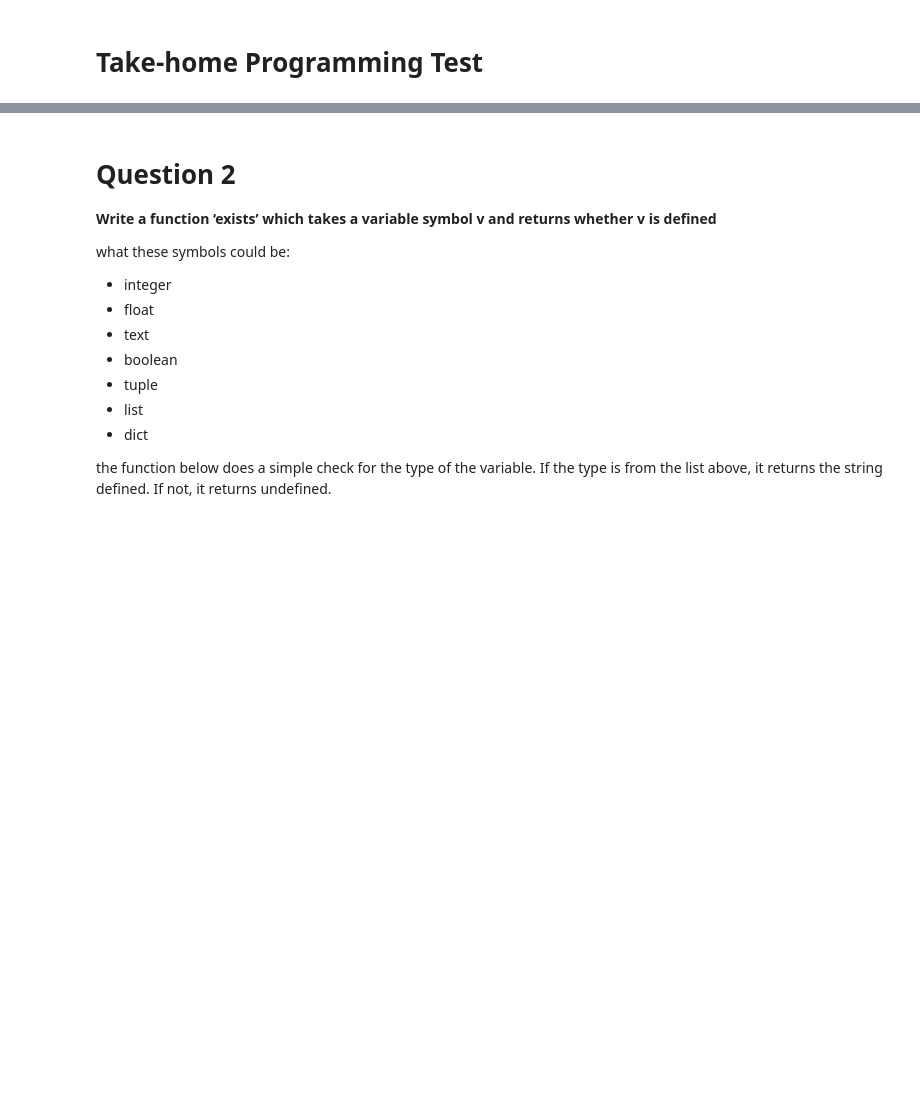
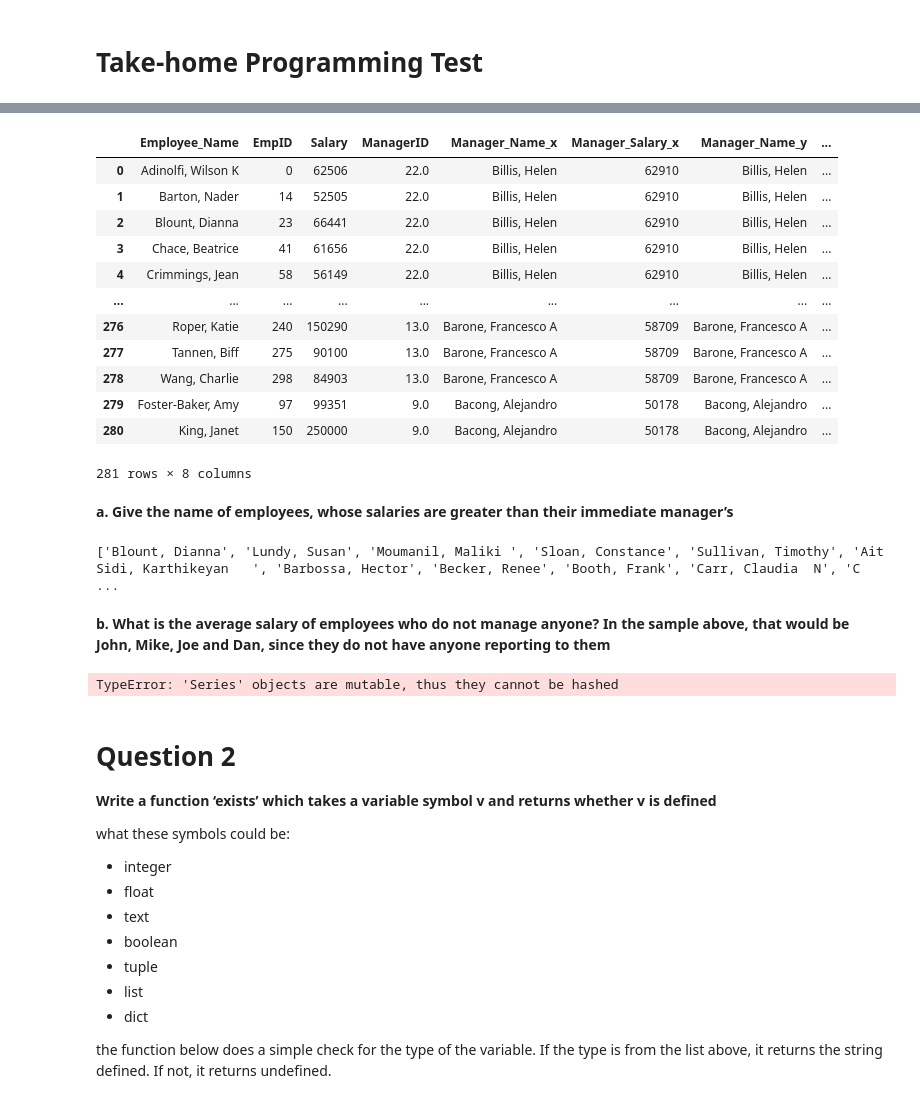
Before and after one commit to infinityandacrylic/treehouse-finance-test, a Jupyter notebook: programming test.ipynb, the cells around one changed output, grey strips where cells are left out. Saved outputs shown, nothing was run; the diff lists cells and outputs as text; code cells hidden in the pictures; blank space fills up the shorter version.

```diff
--- a/programming test.ipynb
+++ b/programming test.ipynb
@@ -2,0 +9,9 @@
+# %%
+import pandas as pd
+import numpy as np
+
+employees = pd.read_csv("HRDataset_v14.csv", delimiter=',')
+employees = employees[['Employee_Name', 'EmpID', 'Salary', 'ManagerID']]
+employees['EmpID'] = employees.index
+
+employees
@@ -3,3 +32,43 @@
+# %%
+
+managers = employees[['Employee_Name', 'EmpID', 'Salary']]
+managers.columns = ['Manager_Name', 'ManagerID', 'Manager_Salary']
+
+employees = pd.merge(employees, managers, on = ['ManagerID'])
+employees
+# %% [output]
+|  | Employee_Name | EmpID | Salary | ManagerID | Manager_Name_x | Manager_Salary_x | Manager_Name_y | ... |
+| 0 | Adinolfi, Wilson K | 0 | 62506 | 22.0 | Billis, Helen | 62910 | Billis, Helen | ... |
+| 1 | Barton, Nader | 14 | 52505 | 22.0 | Billis, Helen | 62910 | Billis, Helen | ... |
+| 2 | Blount, Dianna | 23 | 66441 | 22.0 | Billis, Helen | 62910 | Billis, Helen | ... |
+| 3 | Chace, Beatrice | 41 | 61656 | 22.0 | Billis, Helen | 62910 | Billis, Helen | ... |
+| 4 | Crimmings, Jean | 58 | 56149 | 22.0 | Billis, Helen | 62910 | Billis, Helen | ... |
+| ... | ... | ... | ... | ... | ... | ... | ... | ... |
+| 276 | Roper, Katie | 240 | 150290 | 13.0 | Barone, Francesco A | 58709 | Barone, Francesco A | ... |
+| 277 | Tannen, Biff | 275 | 90100 | 13.0 | Barone, Francesco A | 58709 | Barone, Francesco A | ... |
+| 278 | Wang, Charlie | 298 | 84903 | 13.0 | Barone, Francesco A | 58709 | Barone, Francesco A | ... |
+| 279 | Foster-Baker, Amy | 97 | 99351 | 9.0 | Bacong, Alejandro | 50178 | Bacong, Alejandro | ... |
+| 280 | King, Janet | 150 | 250000 | 9.0 | Bacong, Alejandro | 50178 | Bacong, Alejandro | ... |
+281 rows × 8 columns
+# %% [markdown]
+**a. Give the name of employees, whose salaries are greater than their immediate manager’s**
+# %%
+names=employees[employees['Salary']>employees['Manager_Salary']]['Employee_Name']
+
+print(list(names))
+# %% [output]
+['Blount, Dianna', 'Lundy, Susan', 'Moumanil, Maliki ', 'Sloan, Constance', 'Sullivan, Timothy', 'Ait Sidi, Karthikeyan   ', 'Barbossa, Hector', 'Becker, Renee', 'Booth, Frank', 'Carr, Claudia  N', 'C ...
+# %% [markdown]
+**b. What is the average salary of employees who do not manage anyone? In the sample above, that would be John, Mike, Joe and Dan, since they do not have anyone reporting to them**
+# %%
+managerlist = employees['Manager_Name'].tolist()
+managerlist = set(managerlist)
+managerlist
+
+if employees['Employee_Name'] not in managerlist:
+    print(employees['Employer_Name'])
+# %% [output]
+TypeError: 'Series' objects are mutable, thus they cannot be hashed
 # %% [markdown]
 # Question 2
 
```
Also changed, not shown: parts of 7 cells of this notebook, 2 other files.
